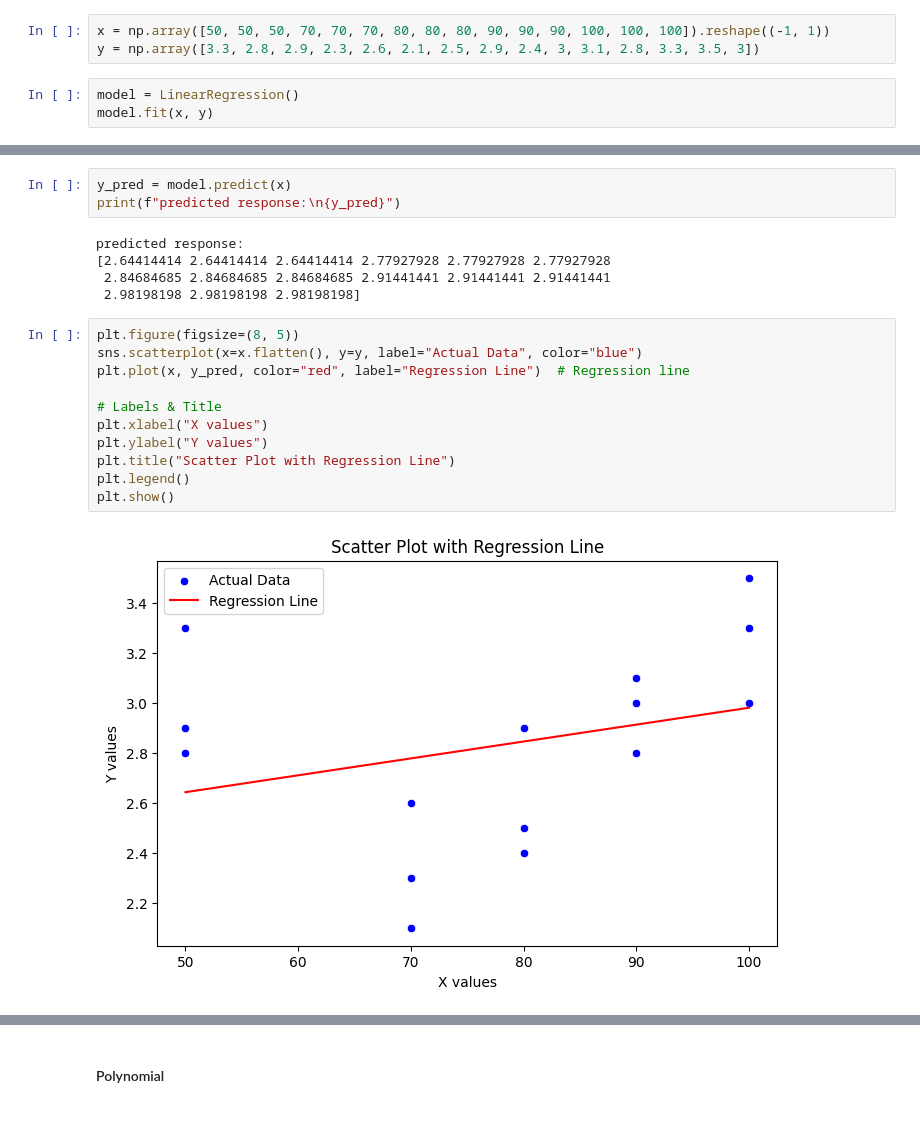
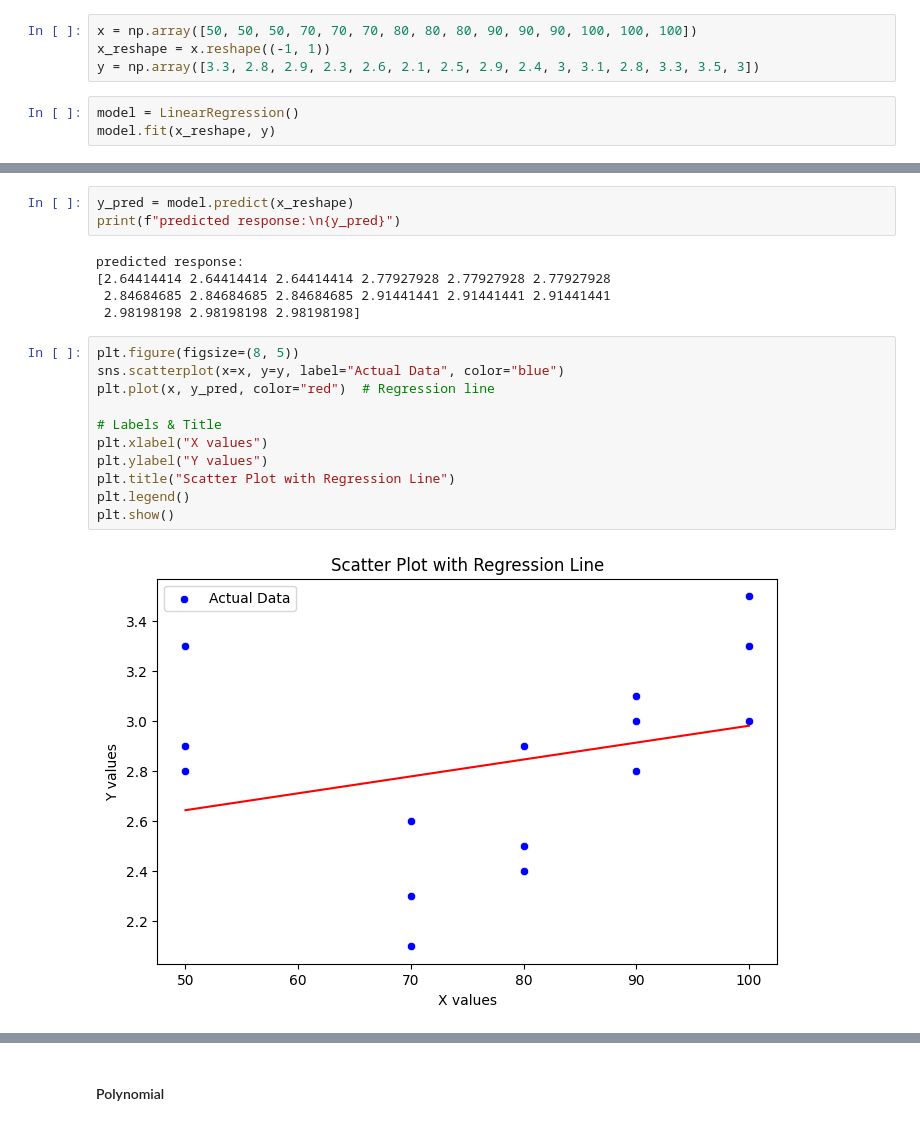
Before and after one commit to setiadha-unc/data720, a Jupyter notebook: Data710Homework/homework2q2-chisquare.ipynb, the cells around one changed output, grey strips where cells are left out. Drawn from its saved outputs; the diff is of its cells as text.

```diff
--- a/Data710Homework/homework2q2-chisquare.ipynb
+++ b/Data710Homework/homework2q2-chisquare.ipynb
@@ -5,11 +26,12 @@ from sklearn.preprocessing import PolynomialFeatures
 import matplotlib.pyplot as plt
 import seaborn as sns
 # %%
-x = np.array([50, 50, 50, 70, 70, 70, 80, 80, 80, 90, 90, 90, 100, 100, 100]).reshape((-1, 1))
+x = np.array([50, 50, 50, 70, 70, 70, 80, 80, 80, 90, 90, 90, 100, 100, 100])
+x_reshape = x.reshape((-1, 1))
 y = np.array([3.3, 2.8, 2.9, 2.3, 2.6, 2.1, 2.5, 2.9, 2.4, 3, 3.1, 2.8, 3.3, 3.5, 3])
 # %%
 model = LinearRegression()
-model.fit(x, y)
+model.fit(x_reshape, y)
 # %% [output]
 LinearRegression()
 # %%
@@ -24,7 +46,7 @@ slope: 0.006756756756756759
 # %% [markdown]
 ##### Y Pred
 # %%
-y_pred = model.predict(x)
+y_pred = model.predict(x_reshape)
 print(f"predicted response:\n{y_pred}")
 # %% [output]
 predicted response:
@@ -33,14 +55,14 @@ predicted response:
  2.98198198 2.98198198 2.98198198]
 # %%
 plt.figure(figsize=(8, 5))
-sns.scatterplot(x=x.flatten(), y=y, label="Actual Data", color="blue")
-plt.plot(x, y_pred, color="red", label="Regression Line")  # Regression line
+sns.scatterplot(x=x, y=y, label="Actual Data", color="blue")
+plt.plot(x, y_pred, color="red")  # Regression line
 
 # Labels & Title
 plt.xlabel("X values")
 plt.ylabel("Y values")
 plt.title("Scatter Plot with Regression Line")
 plt.legend()
 plt.show()
 # %% [output]
-[figure, old version]
+[figure, new version]
```
Also changed, not shown: parts of 10 cells of this notebook, 3 other files.
